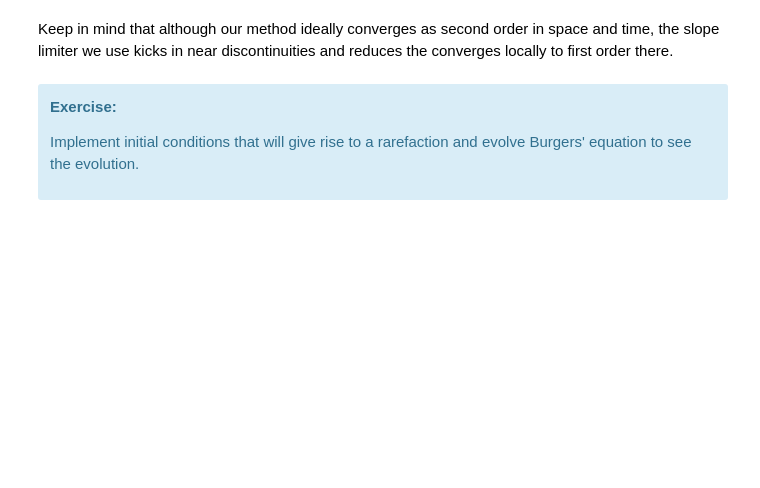
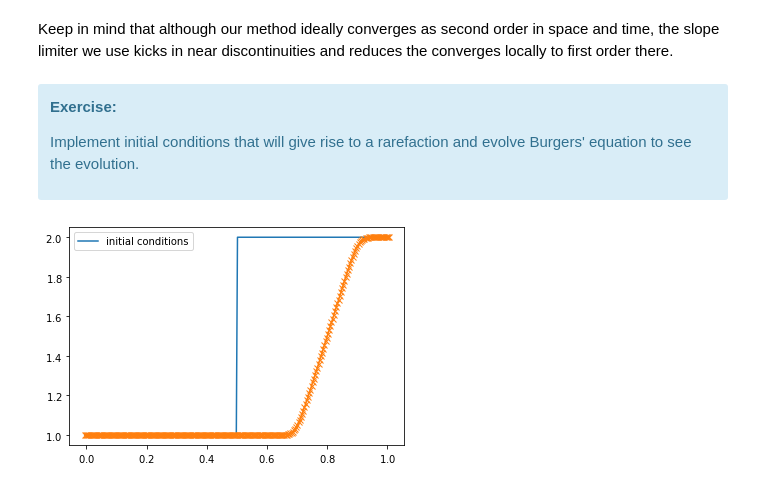
Before and after one commit to zingale/comp_astro_tutorial, a Jupyter notebook: content/06-burgers/06-burgers-methods.ipynb, the cells around one changed output. Cells and saved outputs as stored; diff of their text form; code cells hidden in the pictures; blank space fills up the shorter version.

```diff
--- a/content/06-burgers/06-burgers-methods.ipynb
+++ b/content/06-burgers/06-burgers-methods.ipynb
@@ -271,3 +288,16 @@ Keep in mind that although our method ideally converges as second order in space
 Implement initial conditions that will give rise to a rarefaction and evolve Burgers' equation to see the evolution.
 
 </div>
+# %%
+def rare(g):
+    g.u[:] = 1.0
+    g.u[g.x > 0.5] = 2.0
+# %%
+nx = 256
+C = 0.5
+tmax = 0.2
+
+g = burgers_mol(nx, C, tmax, init_cond=rare)
+fig = g.plot()
+# %% [output]
+[figure, added]
```
Also changed, not shown: parts of 7 cells of this notebook, 1 other file.
